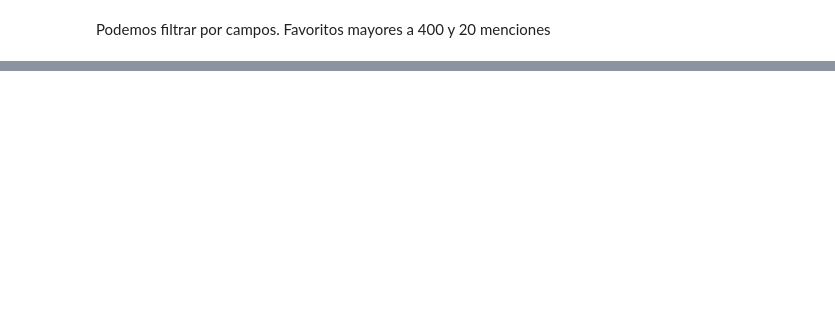
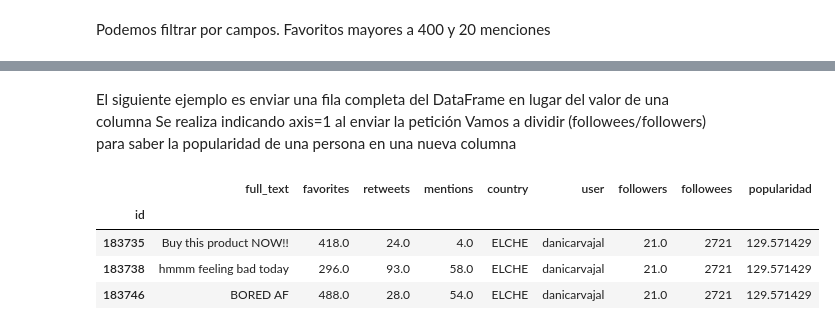
Before and after one commit to serraguti/pythoncienciadatos, a Jupyter notebook: ciencia05influencers.ipynb, the cells around one changed output, grey strips where cells are left out. Saved outputs shown, nothing was run; the diff lists cells and outputs as text; code cells hidden in the pictures; blank space fills up the shorter version.

```diff
--- a/ciencia05influencers.ipynb
+++ b/ciencia05influencers.ipynb
@@ -59,0 +89,19 @@ df[  (df["favorites"] > 400) & (df["mentions"] > 20)]
+# %% [markdown]
+El siguiente ejemplo es enviar una fila completa del DataFrame en lugar del valor de una columna
+Se realiza indicando axis=1 al enviar la petición
+Vamos a dividir (followees/followers) para saber la popularidad de una persona en una nueva columna
+# %%
+def popularidad(fila):
+    followees = fila["followees"]
+    followers = fila["followers"]
+    resultado = followees/followers
+    return resultado
+
+df["popularidad"] = df.apply(popularidad, axis=1)
+df[df["popularidad"] >= 15]
+# %% [output]
+|  | full_text | favorites | retweets | mentions | country | user | followers | followees | popularidad |
+| id |  |  |  |  |  |  |  |  |  |
+| 183735 | Buy this product NOW!! | 418.0 | 24.0 | 4.0 | ELCHE | danicarvajal | 21.0 | 2721 | 129.571429 |
+| 183738 | hmmm feeling bad today | 296.0 | 93.0 | 58.0 | ELCHE | danicarvajal | 21.0 | 2721 | 129.571429 |
+| 183746 | BORED AF | 488.0 | 28.0 | 54.0 | ELCHE | danicarvajal | 21.0 | 2721 | 129.571429 |
```
Also changed, not shown: parts of 10 cells of this notebook, 3 other files.
